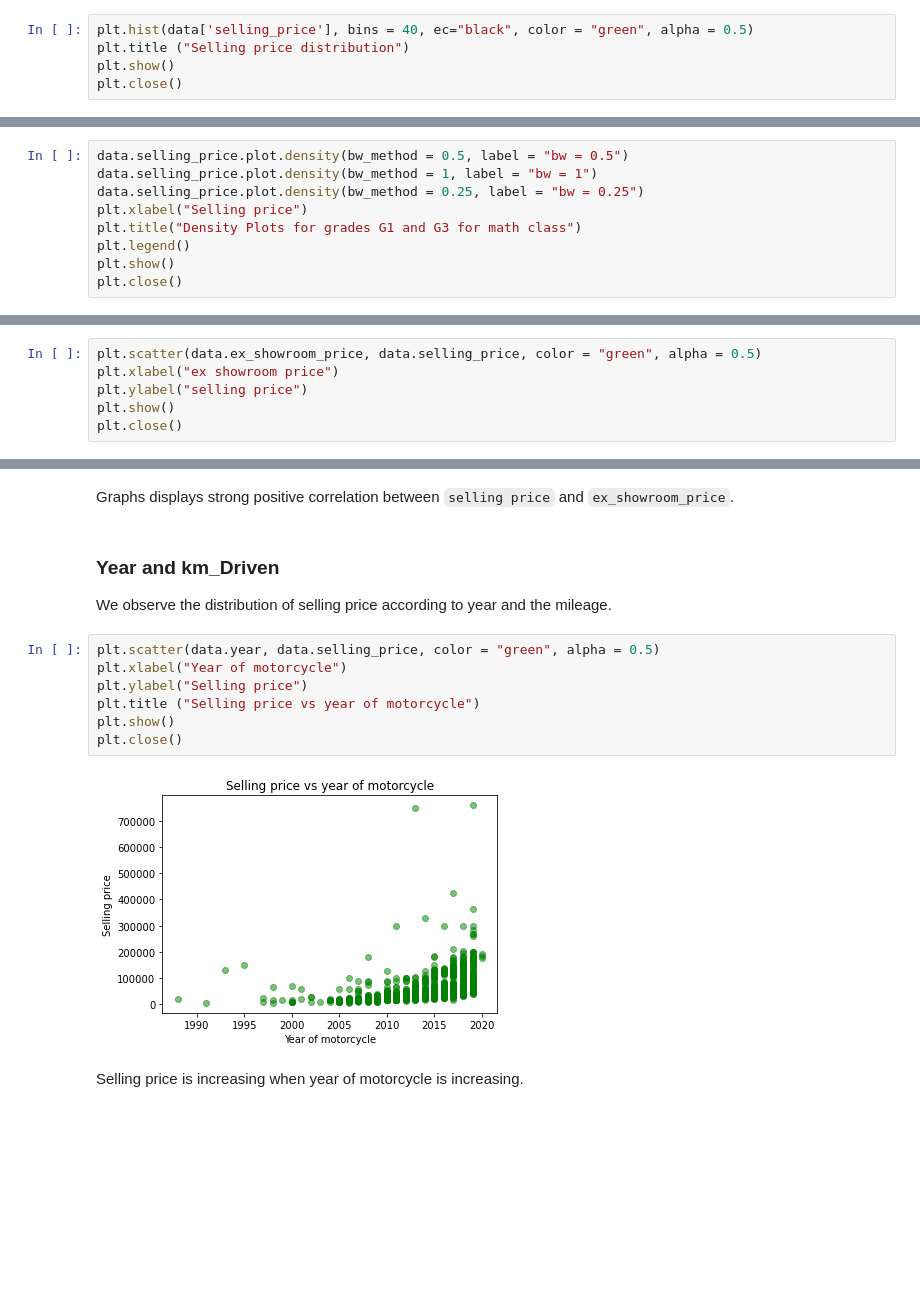
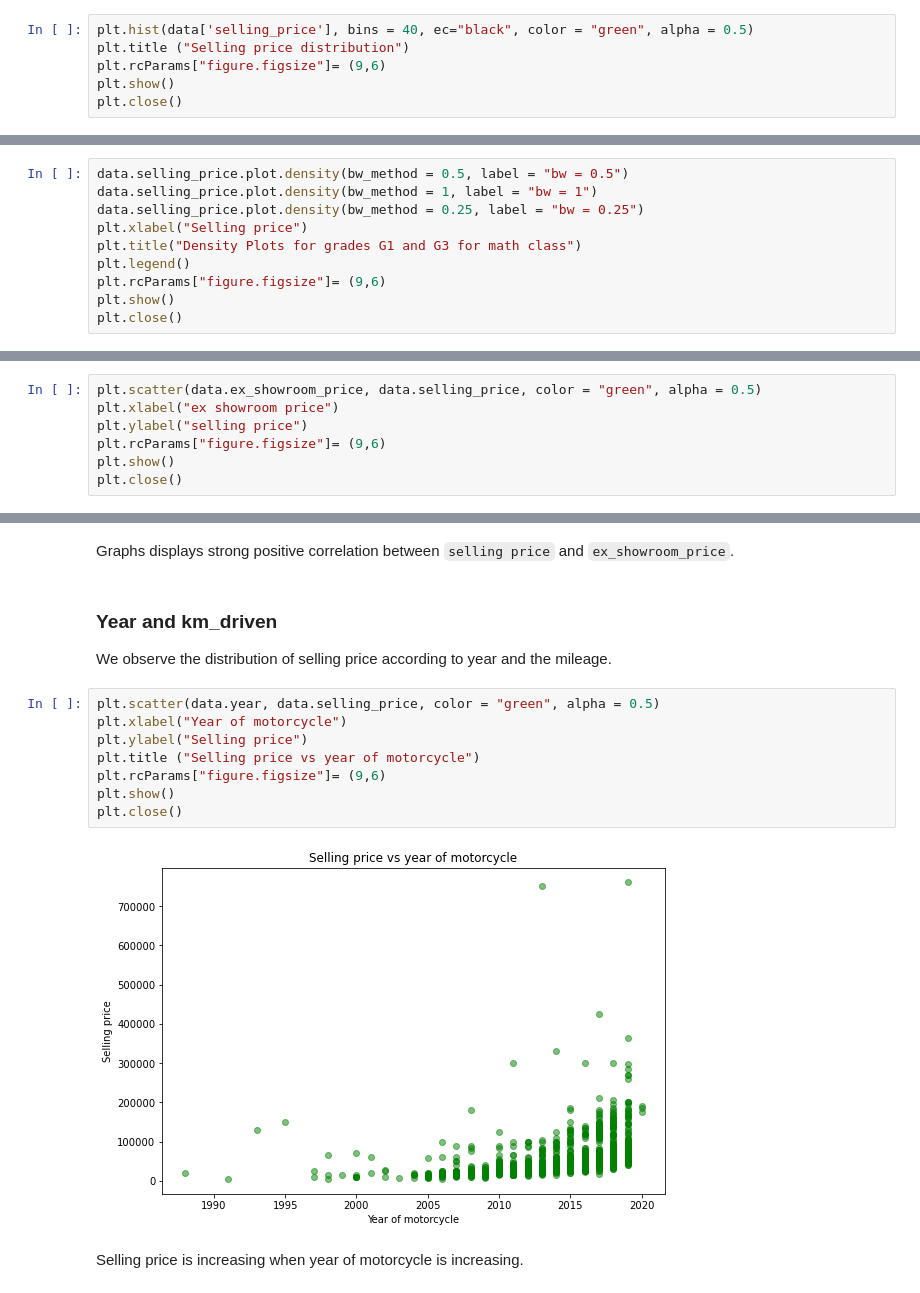
Before and after one commit to peshekhodko/ST590-Project1, a Jupyter notebook: Project1.ipynb, the cells around one changed output, grey strips where cells are left out. Drawn from its saved outputs; the diff is of its cells as text; blank space fills up the shorter version.

```diff
--- a/Project1.ipynb
+++ b/Project1.ipynb
@@ -108,6 +108,7 @@ The most interesting variable in this data set is `selling_price`. Let's start w
 # %%
 plt.hist(data['selling_price'], bins = 40, ec="black", color = "green", alpha = 0.5)
 plt.title ("Selling price distribution")
+plt.rcParams["figure.figsize"]= (9,6)
 plt.show()
 plt.close()
 # %% [output]
@@ -121,6 +122,7 @@ data.selling_price.plot.density(bw_method = 0.25, label = "bw = 0.25")
 plt.xlabel("Selling price")
 plt.title("Density Plots for grades G1 and G3 for math class")
 plt.legend()
+plt.rcParams["figure.figsize"]= (9,6)
 plt.show()
 plt.close()
 # %% [output]
@@ -147,6 +149,7 @@ Based on the on the correlation map and correlation table, there is strong posit
 plt.scatter(data.ex_showroom_price, data.selling_price, color = "green", alpha = 0.5)
 plt.xlabel("ex showroom price")
 plt.ylabel("selling price")
+plt.rcParams["figure.figsize"]= (9,6)
 plt.show()
 plt.close()
 # %% [output]
@@ -154,18 +157,19 @@ plt.close()
 # %% [markdown]
 Graphs displays strong positive correlation between `selling price` and `ex_showroom_price`.
 # %% [markdown]
-### Year and km_Driven
+### Year and km_driven
 
 We observe the distribution of selling price according to year and the mileage.
 # %%
 plt.scatter(data.year, data.selling_price, color = "green", alpha = 0.5)
 plt.xlabel("Year of motorcycle")
 plt.ylabel("Selling price")
 plt.title ("Selling price vs year of motorcycle")
+plt.rcParams["figure.figsize"]= (9,6)
 plt.show()
 plt.close()
 # %% [output]
-[figure, old version]
+[figure, new version]
 # %% [markdown]
 Selling price is increasing when year of motorcycle is increasing.
 # %%
```
Also changed, not shown: parts of 27 cells of this notebook.
